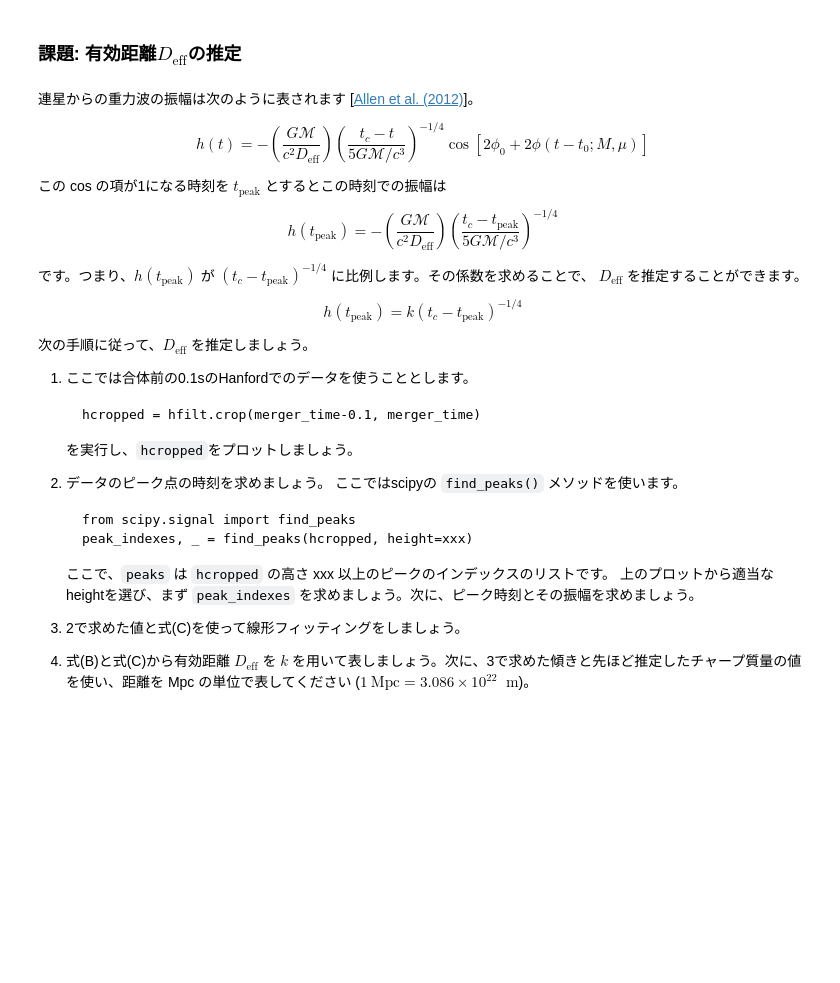
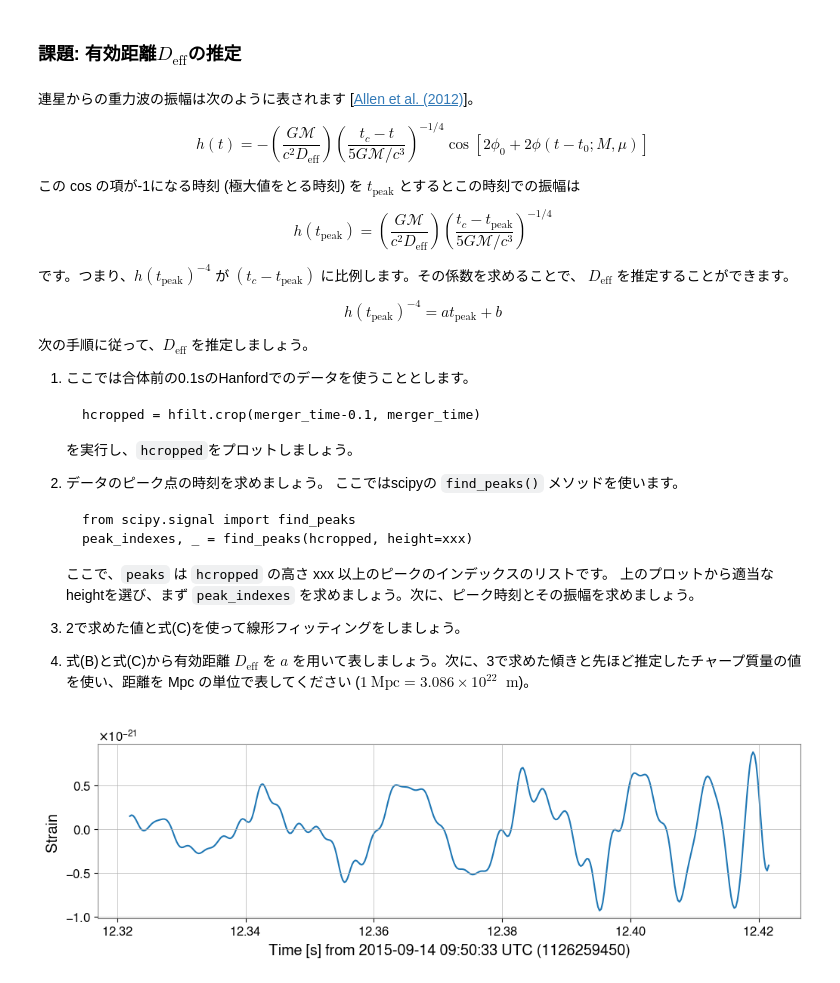
Before and after one commit to somiya-lab/dspn2023-public, a Jupyter notebook: dspn_gw_ja.ipynb, the cells around one changed output. Saved outputs shown, nothing was run; the diff lists cells and outputs as text; code cells hidden in the pictures; blank space fills up the shorter version.

```diff
--- a/dspn_gw_ja.ipynb
+++ b/dspn_gw_ja.ipynb
@@ -373,17 +371,17 @@ h(t) = - \left( \frac{G \mathcal{M}}{c^2 D_{\text{eff}}} \right) \left( \frac{t_
 \tag{A}
 $$
 
-この cos の項が1になる時刻を $t_{\text{peak}}$ とするとこの時刻での振幅は
+この cos の項が-1になる時刻 (極大値をとる時刻) を $t_{\text{peak}}$ とするとこの時刻での振幅は
 
 $$
-h(t_\text{peak}) = - \left( \frac{G \mathcal{M}}{c^2 D_{\text{eff}}} \right) \left( \frac{t_c-t_\text{peak}}{5G \mathcal{M} / c^3} \right)^{-1/4}
+h(t_\text{peak}) = \left( \frac{G \mathcal{M}}{c^2 D_{\text{eff}}} \right) \left( \frac{t_c-t_\text{peak}}{5G \mathcal{M} / c^3} \right)^{-1/4}
 \tag{B}
 $$
 
-です。つまり、$h(t_{\text{peak}})$ が $(t_c-t_{\text{peak}})^{-1/4}$ に比例します。その係数を求めることで、 $D_{\text{eff}}$ を推定することができます。
+です。つまり、$h(t_{\text{peak}})^{-4}$ が $(t_c-t_{\text{peak}})$ に比例します。その係数を求めることで、 $D_{\text{eff}}$ を推定することができます。
 
 $$
-h(t_\text{peak}) = k(t_c - t_\text{peak})^{-1/4}
+h(t_\text{peak})^{-4} = at_\text{peak}+b
 \tag{C}
 $$
 
@@ -404,4 +402,13 @@ $$
 
 3. 2で求めた値と式(C)を使って線形フィッティングをしましょう。
 
-4. 式(B)と式(C)から有効距離 $D_{\text{eff}}$ を $k$ を用いて表しましょう。次に、3で求めた傾きと先ほど推定したチャープ質量の値を使い、距離を Mpc の単位で表してください ($1\ \text{Mpc} = 3.086 \times 10^{22}\ \text{ m}$)。
+4. 式(B)と式(C)から有効距離 $D_{\text{eff}}$ を $a$ を用いて表しましょう。次に、3で求めた傾きと先ほど推定したチャープ質量の値を使い、距離を Mpc の単位で表してください ($1\ \text{Mpc} = 3.086 \times 10^{22}\ \text{ m}$)。
+# %%
+hcropped = hfilt.crop(merger_time-0.1, merger_time)
+fig, ax = plt.subplots(figsize=(12, 3))
+ax.plot(hcropped.times.value, hcropped.value, label='Hanford')
+ax.set_xlabel('Time [s] from 2015-09-14 09:50:33 UTC (1126259450)')
+ax.set_ylabel('Strain')
+plt.show()
+# %% [output]
+[figure, added]
```
Also changed, not shown: parts of 13 cells of this notebook, 1 other file.
